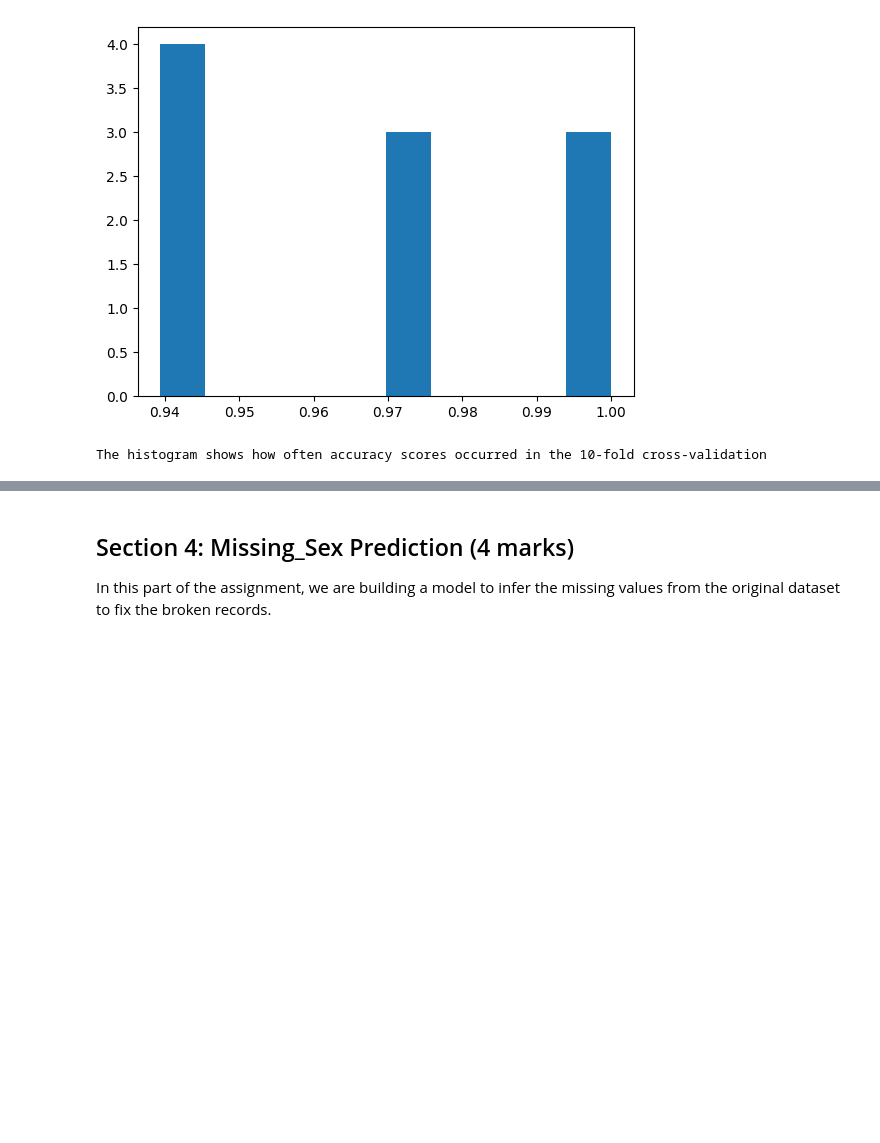
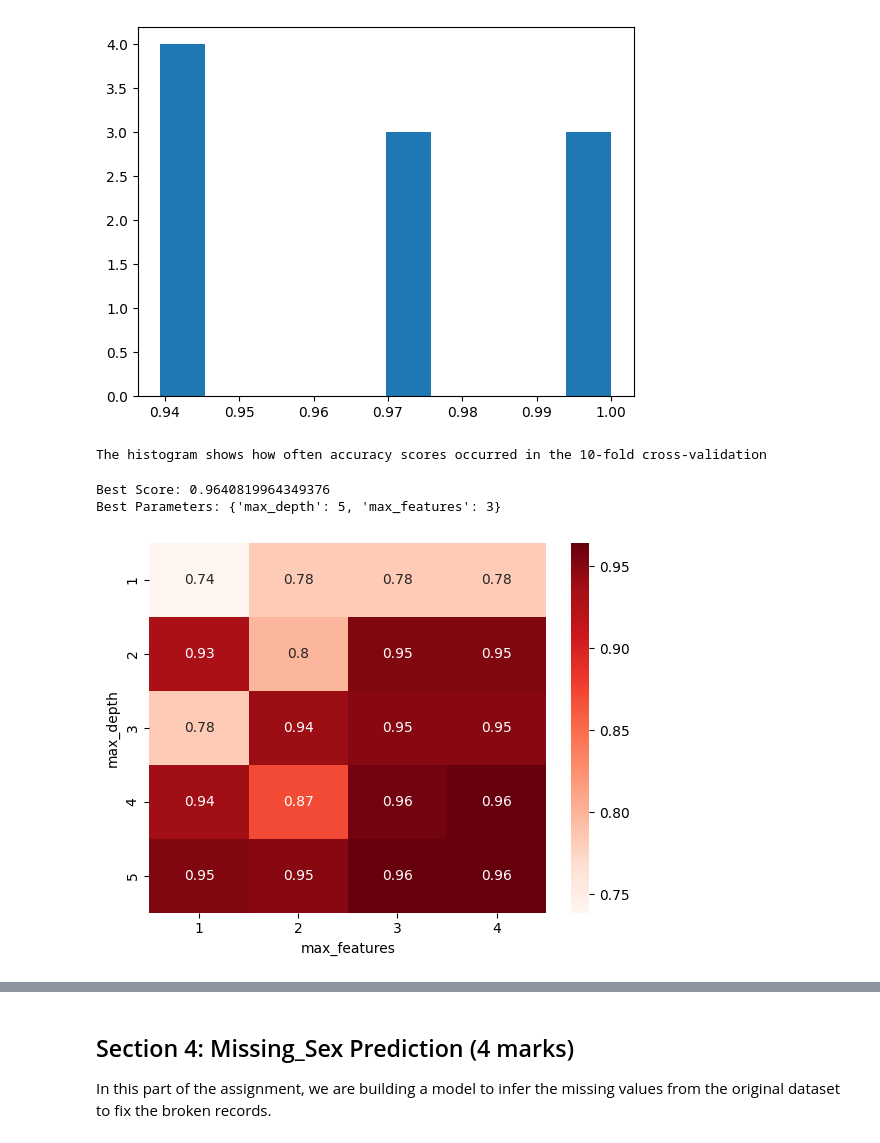
Before and after one commit to cadetheriault/cadetheriault, a Jupyter notebook: W2025/Assignments/A1/SYSC4415_W25_A1.ipynb, the cells around one changed output, grey strips where cells are left out. Saved outputs shown, nothing was run; the diff lists cells and outputs as text; code cells hidden in the pictures; blank space fills up the shorter version.

```diff
--- a/W2025/Assignments/A1/SYSC4415_W25_A1.ipynb
+++ b/W2025/Assignments/A1/SYSC4415_W25_A1.ipynb
@@ -378,31 +378,61 @@ The histogram shows how often accuracy scores occurred in the 10-fold cross-vali
 # %%
 """
 Q3c (3 marks)
 Analyze the best model from grid search:
 - Initialize parameter_grid, cross_validation using StratifiedKFold
 - Identify the best parameters for the tree and show the grid heatmap (don't forget labels)
 - Plot the best tree structure using graphviz, use max_depth=2 (for better display)
 
 Note: when using export_graphviz set out_file=None and use display(graph) function call, where
 graph is your variable instantiated with Source(dot_data)
 Export_graphviz Documentation: https://scikit-learn.org/1.5/modules/generated/sklearn.tree.export_graphviz.html
 """
 from sklearn.model_selection import StratifiedKFold
 from sklearn.model_selection import GridSearchCV
 
 import graphviz
 from sklearn.tree import export_graphviz
 from graphviz import Source
 
 # YOUR ANSWER HERE
+
+# Initialization
+parameter_grid = {'max_depth': [1, 2, 3, 4, 5],
+                  'max_features': [1, 2, 3, 4]}
+
+cross_validation = StratifiedKFold(n_splits=10)
+
+grid_search = GridSearchCV(dtree,
+                           param_grid=parameter_grid,
+                           cv=cross_validation)
+
+# Best Parameters
+grid_search.fit(inputs, labels)
+print(f"Best Score: {grid_search.best_score_}")
+print(f"Best Parameters: {grid_search.best_params_}")
+
+grid_viz = grid_search.cv_results_['mean_test_score']
+grid_viz.shape = (5, 4)
+sb.heatmap(grid_viz, cmap='Reds', annot=True)
+plt.xticks(np.arange(4) + 0.5, grid_search.param_grid['max_features'])
+plt.yticks(np.arange(5) + 0.5, grid_search.param_grid['max_depth'])
+plt.xlabel('max_features')
+plt.ylabel('max_depth')
+plt.show()
+
 dot_data = export_graphviz(dtree,
                            out_file=None,
                            feature_names=['bill_length_mm', 'bill_depth_mm', 'flipper_length_mm', 'body_mass_g'],
-                           class_names=np.np.unique(train_labels),
+                           class_names=np.unique(train_labels),
                            filled=True,
                            rounded=True,
                            special_characters=True,
                            max_depth=2)
 
-parameter_grid = {'max_depth': [1, 2, 3, 4, 5],
-                  'max_features': [1, 2, 3, 4]}
+
+graph = Source(dot_data)
+display(graph)
+# %% [output]
+Best Score: 0.9640819964349376
+Best Parameters: {'max_depth': 5, 'max_features': 3}
+[figure, added]
```
Also changed, not shown: parts of 4 cells of this notebook.
